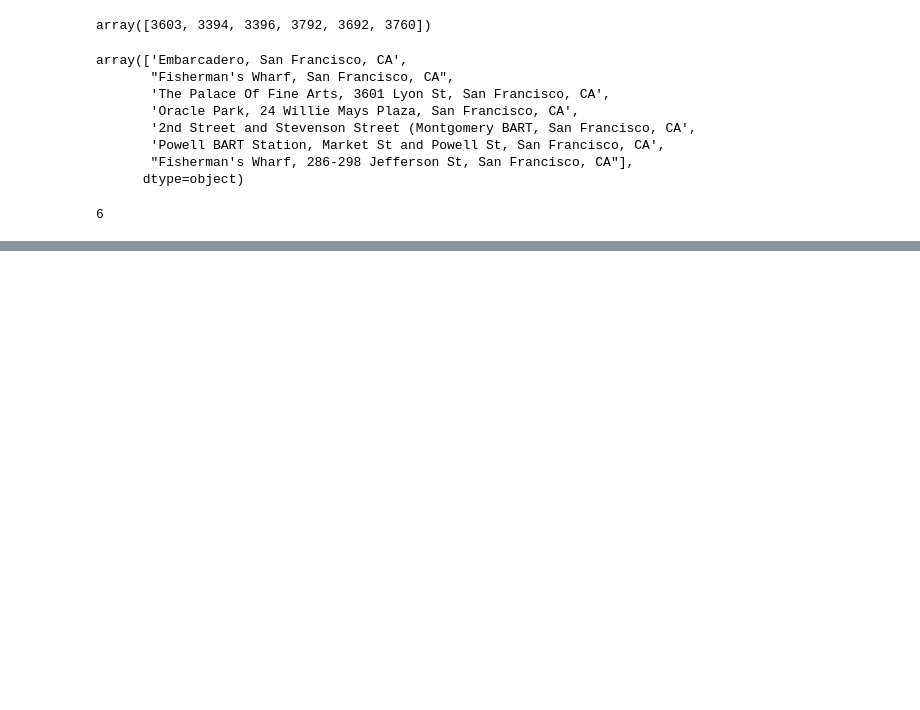
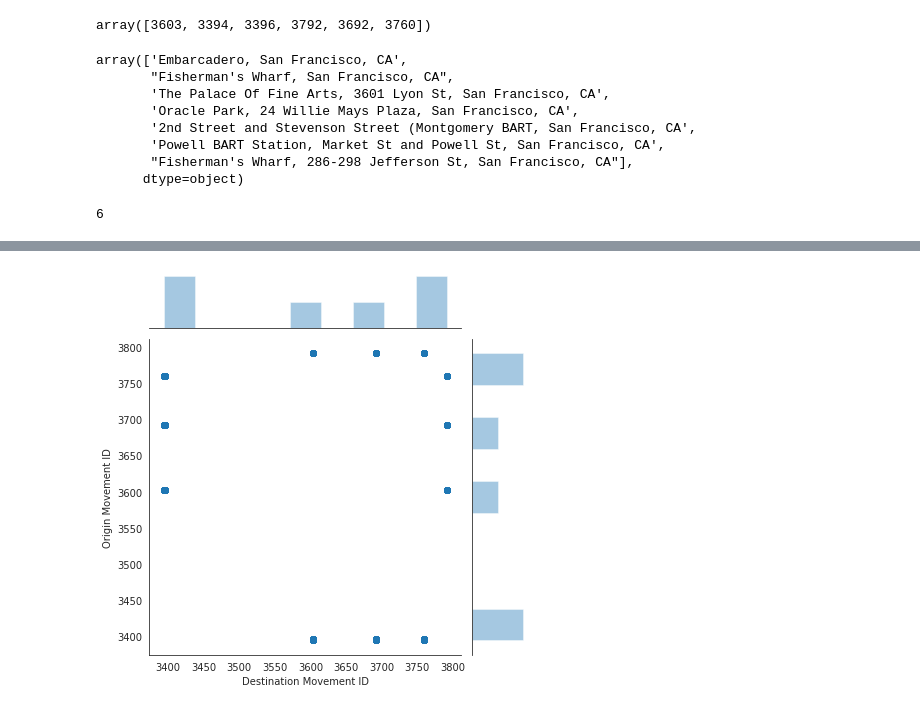
Before and after one commit to helenhc/Datahacks-2020, a Jupyter notebook: DATAHACKS 2020.ipynb, the cells around one changed output, grey strips where cells are left out. Drawn from its saved outputs; the diff is of its cells as text; code cells hidden in the pictures; blank space fills up the shorter version.

```diff
--- a/DATAHACKS 2020.ipynb
+++ b/DATAHACKS 2020.ipynb
@@ -59,0 +76,6 @@ for i in column_vals:
+# %%
+with sns.axes_style('white'):
+    sns.jointplot("Destination Movement ID", "Origin Movement ID", barts_hotspot)
+#looking at direction of travel
+# %% [output]
+[figure, added]
```
Also changed, not shown: parts of 18 cells of this notebook.
